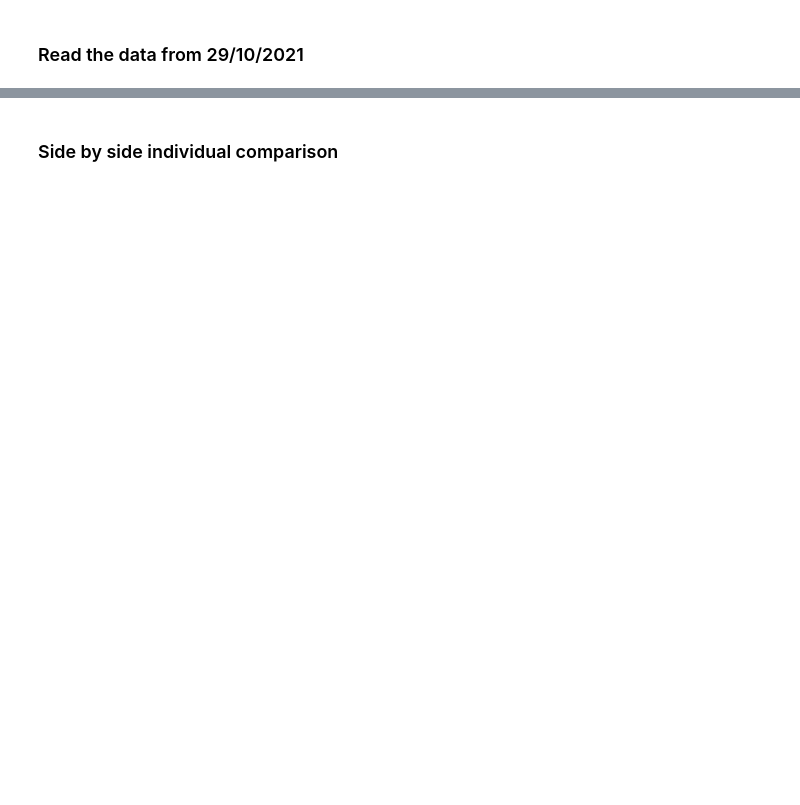
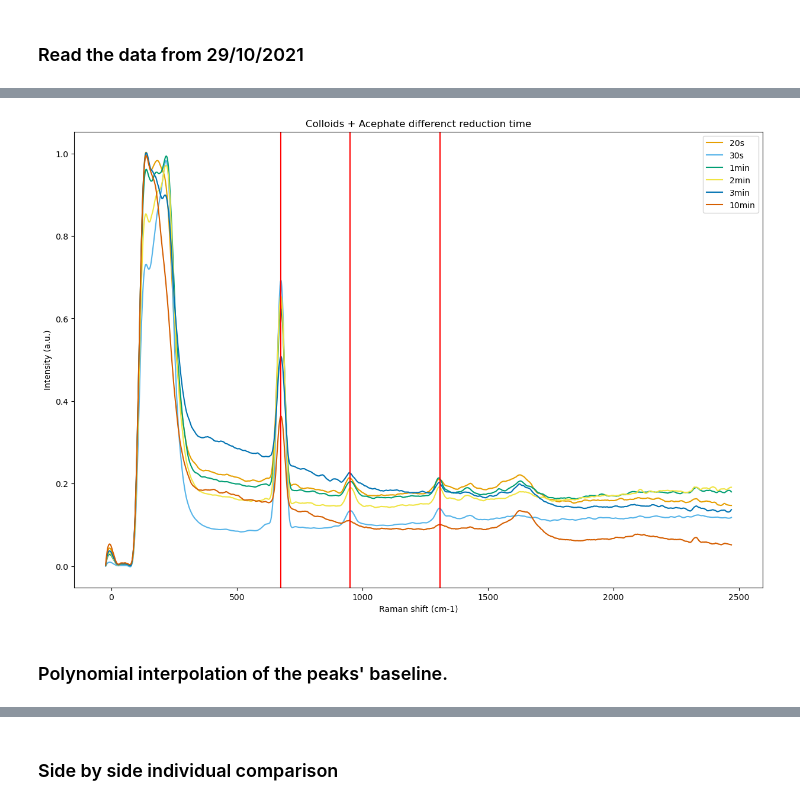
Before and after one commit to anva-kn/Raman, a Jupyter notebook: SEM&SERS.ipynb, the cells around one changed output, grey strips where cells are left out. Saved outputs shown, nothing was run; the diff lists cells and outputs as text; code cells hidden in the pictures; blank space fills up the shorter version.

```diff
--- a/SEM&SERS.ipynb
+++ b/SEM&SERS.ipynb
@@ -76,0 +120,7 @@ _, car_29_10min = rd.read_data('data/20211029 multiple colloidal SERS test/1/1_1
+# %%
+_, aceph_29_20s = rd.read_data('data/20211029 multiple colloidal SERS test/5/5_20_sec_coll_6X6_spectral_mapping_1s_msrmnt_4.tif')
+_, aceph_29_30s = rd.read_data('data/20211029 multiple colloidal SERS test/5/5_30_sec_coll_6X6_spectral_mapping_1s_msrmnt_4.tif')
+_, aceph_29_1min = rd.read_data('data/20211029 multiple colloidal SERS test/5/5_1_min_coll_6X6_spectral_mapping_1s_msrmnt_4.tif')
+_, aceph_29_2min = rd.read_data('data/20211029 multiple colloidal SERS test/5/5_2_min_coll_6X6_spectral_mapping_1s_msrmnt_4.tif')
+_, aceph_29_3min = rd.read_data('data/20211029 multiple colloidal SERS test/5/5_3_min_coll_6X6_spectral_mapping_1s_msrmnt_4.tif')
+_, aceph_29_10min = rd.read_data('data/20211029 multiple colloidal SERS test/5/5_10_min_coll_6X6_spectral_mapping_1s_msrmnt_4.tif')
@@ -76,0 +145,8 @@ _, car_29_10min = rd.read_data('data/20211029 multiple colloidal SERS test/1/1_1
+# %%
+# Acephate from 29/10/2021
+aceph_29_20s_norm = (np.mean(aceph_29_20s, axis=0) - np.min(np.mean(aceph_29_20s, axis=0))) / (np.max(np.mean(aceph_29_20s, axis=0)) - np.min(np.mean(aceph_29_20s, axis=0)))
+aceph_29_30s_norm = (np.mean(aceph_29_30s, axis=0) - np.min(np.mean(aceph_29_30s, axis=0))) / (np.max(np.mean(aceph_29_30s, axis=0)) - np.min(np.mean(aceph_29_30s, axis=0)))
+aceph_29_1min_norm = (np.mean(aceph_29_1min, axis=0) - np.min(np.mean(aceph_29_1min, axis=0))) / (np.max(np.mean(aceph_29_1min, axis=0)) - np.min(np.mean(aceph_29_1min, axis=0)))
+aceph_29_2min_norm = (np.mean(aceph_29_2min, axis=0) - np.min(np.mean(aceph_29_2min, axis=0))) / (np.max(np.mean(aceph_29_2min, axis=0)) - np.min(np.mean(aceph_29_2min, axis=0)))
+aceph_29_3min_norm = (np.mean(aceph_29_3min, axis=0) - np.min(np.mean(aceph_29_3min, axis=0))) / (np.max(np.mean(aceph_29_3min, axis=0)) - np.min(np.mean(aceph_29_3min, axis=0)))
+aceph_29_10min_norm = (np.mean(aceph_29_10min, axis=0) - np.min(np.mean(aceph_29_10min, axis=0))) / (np.max(np.mean(aceph_29_10min, axis=0)) - np.min(np.mean(aceph_29_10min, axis=0)))
@@ -77,2 +169,9 @@ _, car_29_10min = rd.read_data('data/20211029 multiple colloidal SERS test/1/1_1
+# %%
+aceph_29_20s_norm_smooth = savgol_filter(aceph_29_20s_norm, 31, 3)
+aceph_29_30s_norm_smooth = savgol_filter(aceph_29_30s_norm, 31, 3)
+aceph_29_1min_norm_smooth = savgol_filter(aceph_29_1min_norm, 31, 3)
+aceph_29_2min_norm_smooth = savgol_filter(aceph_29_2min_norm, 31, 3)
+aceph_29_3min_norm_smooth = savgol_filter(aceph_29_3min_norm, 31, 3)
+aceph_29_10min_norm_smooth = savgol_filter(aceph_29_10min_norm, 31, 3)
 # %%
 plt.figure(figsize=(15, 10))
@@ -91,0 +214,22 @@ plt.show()
+# %%
+plt.figure(figsize=(15, 10))
+strt_idx = 0
+end_idx = -1
+plt.plot(f_sup_29[strt_idx:end_idx], aceph_29_20s_norm_smooth[strt_idx:end_idx], label='20s', color=colors[0])
+plt.plot(f_sup_29[strt_idx:end_idx], aceph_29_30s_norm_smooth[strt_idx:end_idx], label='30s', color=colors[1])
+plt.plot(f_sup_29[strt_idx:end_idx], aceph_29_1min_norm_smooth[strt_idx:end_idx], label='1min', color=colors[2])
+plt.plot(f_sup_29[strt_idx:end_idx], aceph_29_2min_norm_smooth[strt_idx:end_idx], label='2min', color=colors[3])
+plt.plot(f_sup_29[strt_idx:end_idx], aceph_29_3min_norm_smooth[strt_idx:end_idx], label='3min', color=colors[4])
+plt.plot(f_sup_29[strt_idx:end_idx], aceph_29_10min_norm_smooth[strt_idx:end_idx], label='10min', color=colors[5])
+plt.axvline(x=675, color='r')
+plt.axvline(x=950, color='r')
+plt.axvline(x=1310, color='r')
+plt.legend()
+plt.title('Colloids + Acephate differenct reduction time')
+plt.xlabel('Raman shift (cm-1)')
+plt.ylabel('Intensity (a.u.)')
+plt.show()
+# %% [output]
+[figure, added]
+# %% [markdown]
+### Polynomial interpolation of the peaks' baseline.
```
Also changed, not shown: parts of 23 cells of this notebook, 3 other files.
